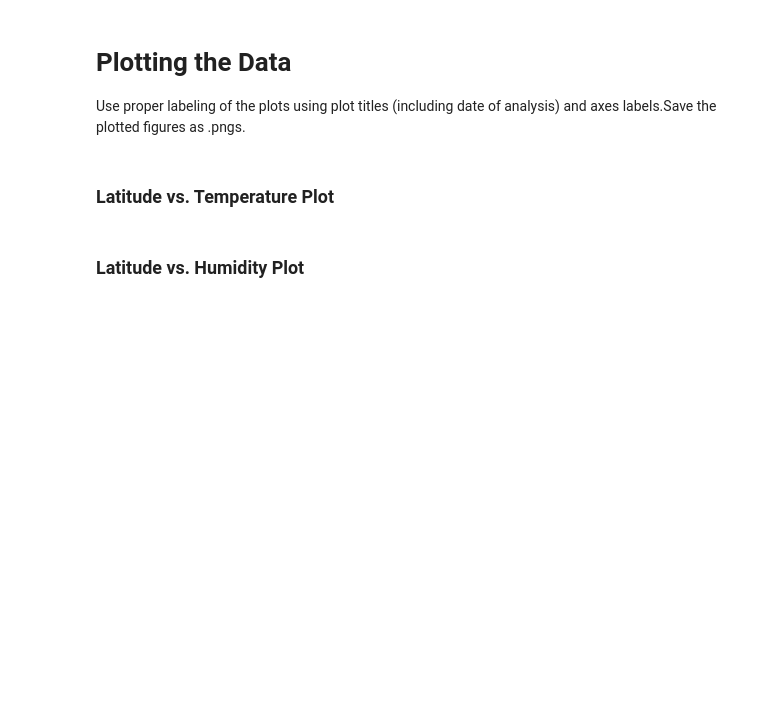
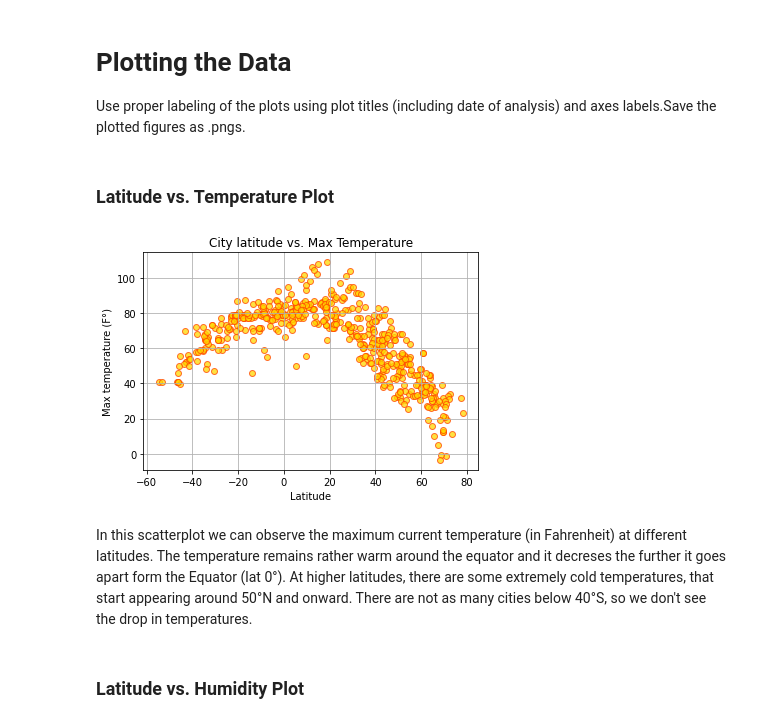
Before and after one commit to mgeffroy/Python_api_challenge, a Jupyter notebook: WeatherPy/Weather/WeatherPy.ipynb, the cells around one changed output. Drawn from its saved outputs; the diff is of its cells as text; code cells hidden in the pictures; blank space fills up the shorter version.

```diff
--- a/WeatherPy/Weather/WeatherPy.ipynb
+++ b/WeatherPy/Weather/WeatherPy.ipynb
@@ -244,21 +241,26 @@ Use proper labeling of the plots using plot titles (including date of analysis)
 # %%
 #Create variables
 latitude_p = weather_df["Lat"]
 temp_p= weather_df["Max Temp"]
 humidity_p=weather_df["Humidity"]
 cloud_p=weather_df["Cloudiness"]
 wind_sp = weather_df["Wind Speed"]
 
 #Create scatterplot
 plt.scatter(latitude_p, temp_p, marker="o", facecolors="gold", edgecolors="orangered",
              alpha=0.75)
+plt.grid(True)
 #Add title and labels to scatter plot
 plt.title( "City latitude vs. Max Temperature")
 plt.xlabel("Latitude")
 plt.ylabel("Max temperature (F°)")
 
 #Create png image
 plt.savefig("sp_latitude_vs_maxtemp.png")
+# %% [output]
+[figure, added]
+# %% [markdown]
+In this scatterplot we can observe the maximum current temperature (in Fahrenheit) at different latitudes. The temperature remains rather warm around the equator and it decreses the further it goes apart form the Equator (lat 0°). At higher latitudes, there are some extremely cold temperatures, that start appearing around 50°N and onward. There are not as many cities below 40°S, so we don't see the drop in temperatures.
 # %% [markdown]
 ### Latitude vs. Humidity Plot
 # %%
```
Also changed, not shown: parts of 32 cells of this notebook, 15 other files.
